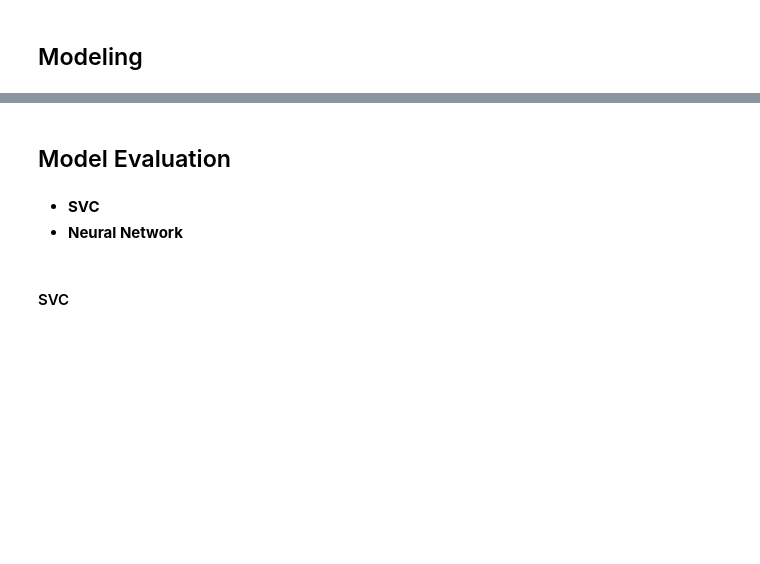
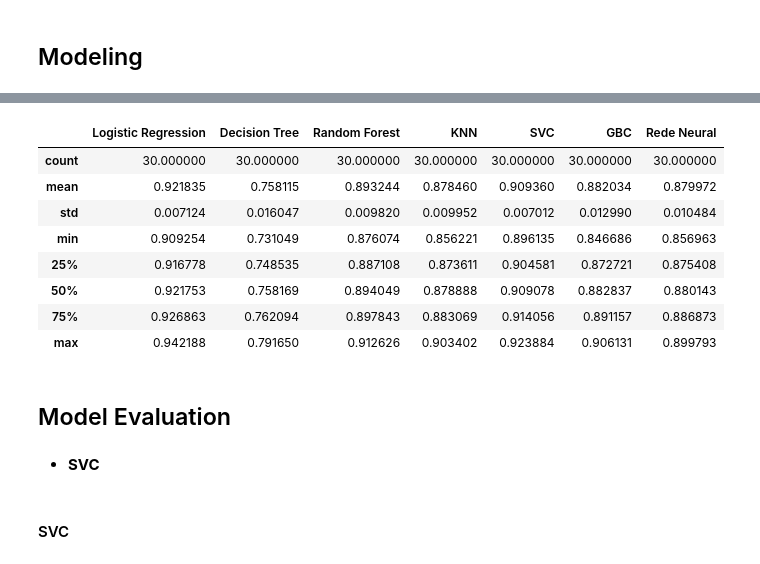
Before and after one commit to wrjpd/heart-disease, a Jupyter notebook: heart-disease.ipynb, the cells around one changed output, grey strips where cells are left out. Cells and saved outputs as stored; diff of their text form; code cells hidden in the pictures; blank space fills up the shorter version.

```diff
--- a/heart-disease.ipynb
+++ b/heart-disease.ipynb
@@ -399,8 +428,19 @@ pd.DataFrame(accuracy).describe()
+# %%
+pd.DataFrame(auc).describe()
+# %% [output]
+|  | Logistic Regression | Decision Tree | Random Forest | KNN | SVC | GBC | Rede Neural |
+| count | 30.000000 | 30.000000 | 30.000000 | 30.000000 | 30.000000 | 30.000000 | 30.000000 |
+| mean | 0.921835 | 0.758115 | 0.893244 | 0.878460 | 0.909360 | 0.882034 | 0.879972 |
+| std | 0.007124 | 0.016047 | 0.009820 | 0.009952 | 0.007012 | 0.012990 | 0.010484 |
+| min | 0.909254 | 0.731049 | 0.876074 | 0.856221 | 0.896135 | 0.846686 | 0.856963 |
+| 25% | 0.916778 | 0.748535 | 0.887108 | 0.873611 | 0.904581 | 0.872721 | 0.875408 |
+| 50% | 0.921753 | 0.758169 | 0.894049 | 0.878888 | 0.909078 | 0.882837 | 0.880143 |
+| 75% | 0.926863 | 0.762094 | 0.897843 | 0.883069 | 0.914056 | 0.891157 | 0.886873 |
+| max | 0.942188 | 0.791650 | 0.912626 | 0.903402 | 0.923884 | 0.906131 | 0.899793 |
 # %% [markdown]
 ## Model Evaluation
 # %% [markdown]
 - **SVC**
-- **Neural Network**
 # %%
 class Algorithm:
 
```
Also changed, not shown: parts of 23 cells of this notebook.
